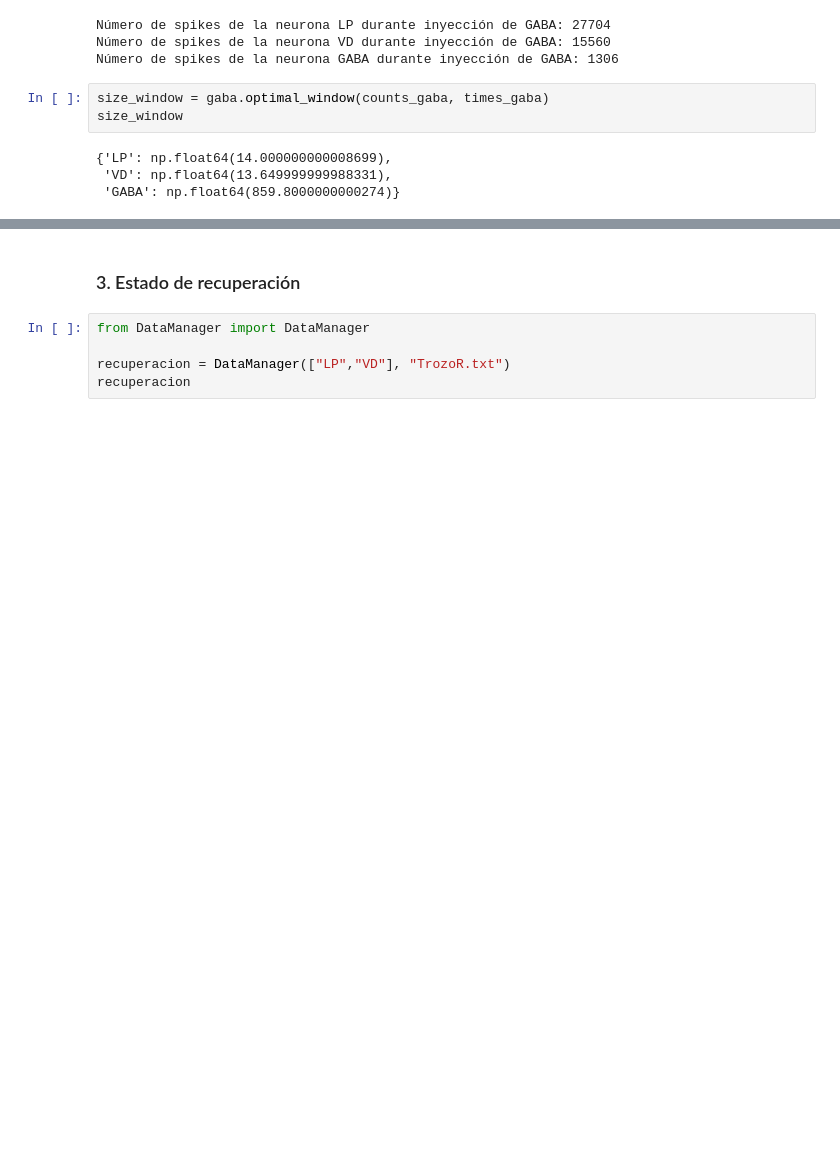
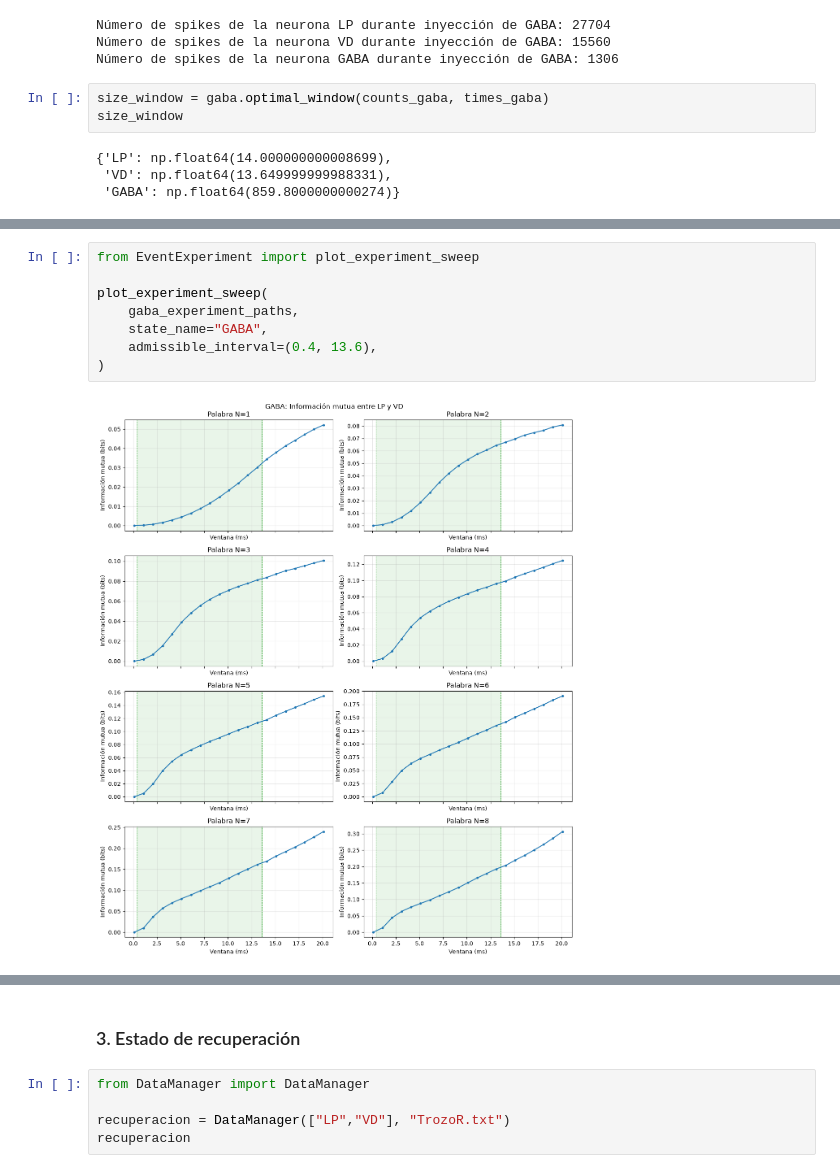
Before and after one commit to jjruedam/practicas_TI, a Jupyter notebook: Informe.ipynb, the cells around one changed output, grey strips where cells are left out. Cells and saved outputs as stored; diff of their text form; blank space fills up the shorter version.

```diff
--- a/Informe.ipynb
+++ b/Informe.ipynb
@@ -189,0 +216,10 @@ size_window
+# %%
+from EventExperiment import plot_experiment_sweep
+
+plot_experiment_sweep(
+    gaba_experiment_paths,
+    state_name="GABA",
+    admissible_interval=(0.4, 13.6),
+)
+# %% [output]
+[figure, added]
```
Also changed, not shown: parts of 6 cells of this notebook, 6 other files.
